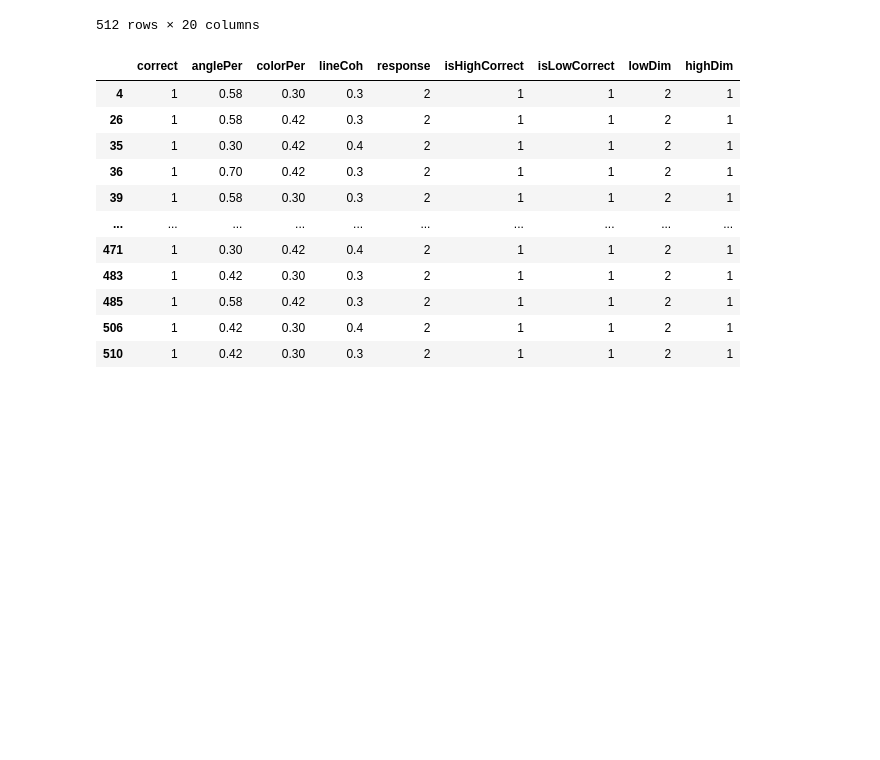
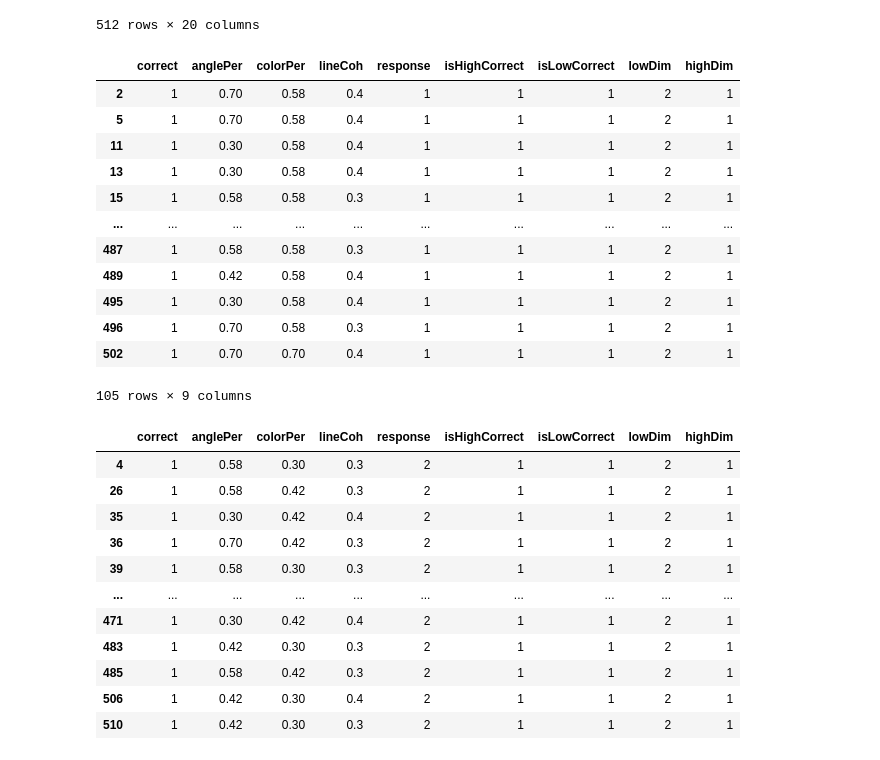
Before and after one commit to AlexanderFengler/nn_likelihoods, a Jupyter notebook: read_in_chong_data.ipynb, the cells around one changed output. Saved outputs shown, nothing was run; the diff lists cells and outputs as text; code cells hidden in the pictures; blank space fills up the shorter version.

```diff
--- a/read_in_chong_data.ipynb
+++ b/read_in_chong_data.ipynb
@@ -37,6 +37,22 @@ resp1 = s1red.loc[s1red['response'] == 1]
 resp2 = s1red.loc[s1red['response'] == 2]
 resp3 = s1red.loc[s1red['response'] == 3]
 resp4 = s1red.loc[s1red['response'] == 4]
+# %%
+resp1.loc[resp1['correct'] == 1]
+# %% [output]
+|  | correct | anglePer | colorPer | lineCoh | response | isHighCorrect | isLowCorrect | lowDim | highDim |
+| 2 | 1 | 0.70 | 0.58 | 0.4 | 1 | 1 | 1 | 2 | 1 |
+| 5 | 1 | 0.70 | 0.58 | 0.4 | 1 | 1 | 1 | 2 | 1 |
+| 11 | 1 | 0.30 | 0.58 | 0.4 | 1 | 1 | 1 | 2 | 1 |
+| 13 | 1 | 0.30 | 0.58 | 0.4 | 1 | 1 | 1 | 2 | 1 |
+| 15 | 1 | 0.58 | 0.58 | 0.3 | 1 | 1 | 1 | 2 | 1 |
+| ... | ... | ... | ... | ... | ... | ... | ... | ... | ... |
+| 487 | 1 | 0.58 | 0.58 | 0.3 | 1 | 1 | 1 | 2 | 1 |
+| 489 | 1 | 0.42 | 0.58 | 0.4 | 1 | 1 | 1 | 2 | 1 |
+| 495 | 1 | 0.30 | 0.58 | 0.4 | 1 | 1 | 1 | 2 | 1 |
+| 496 | 1 | 0.70 | 0.58 | 0.3 | 1 | 1 | 1 | 2 | 1 |
+| 502 | 1 | 0.70 | 0.70 | 0.4 | 1 | 1 | 1 | 2 | 1 |
+105 rows × 9 columns
 # %%
 resp2.loc[resp2['correct'] == 1]
 # %% [output]
```
Also changed, not shown: 1 other file.
